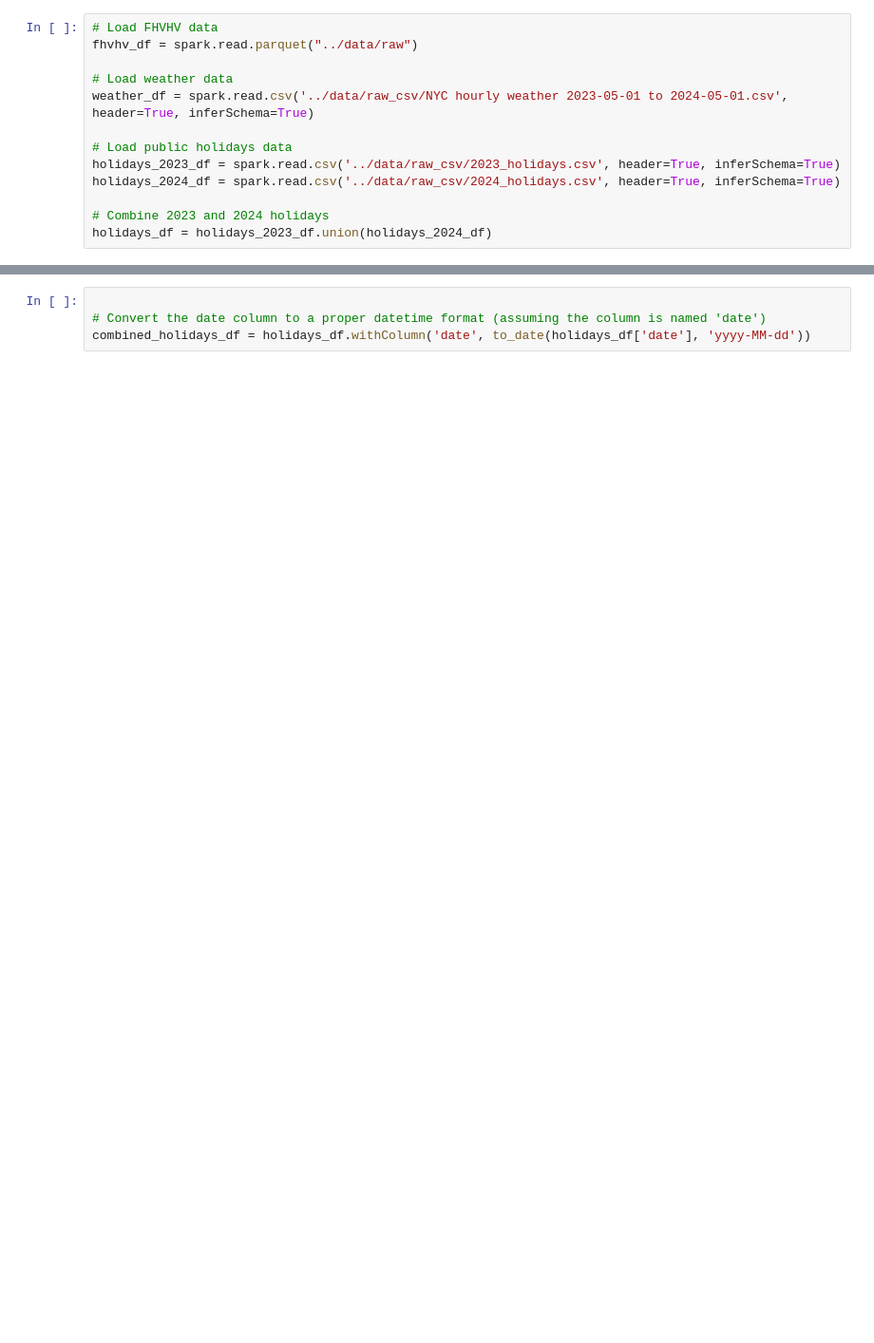
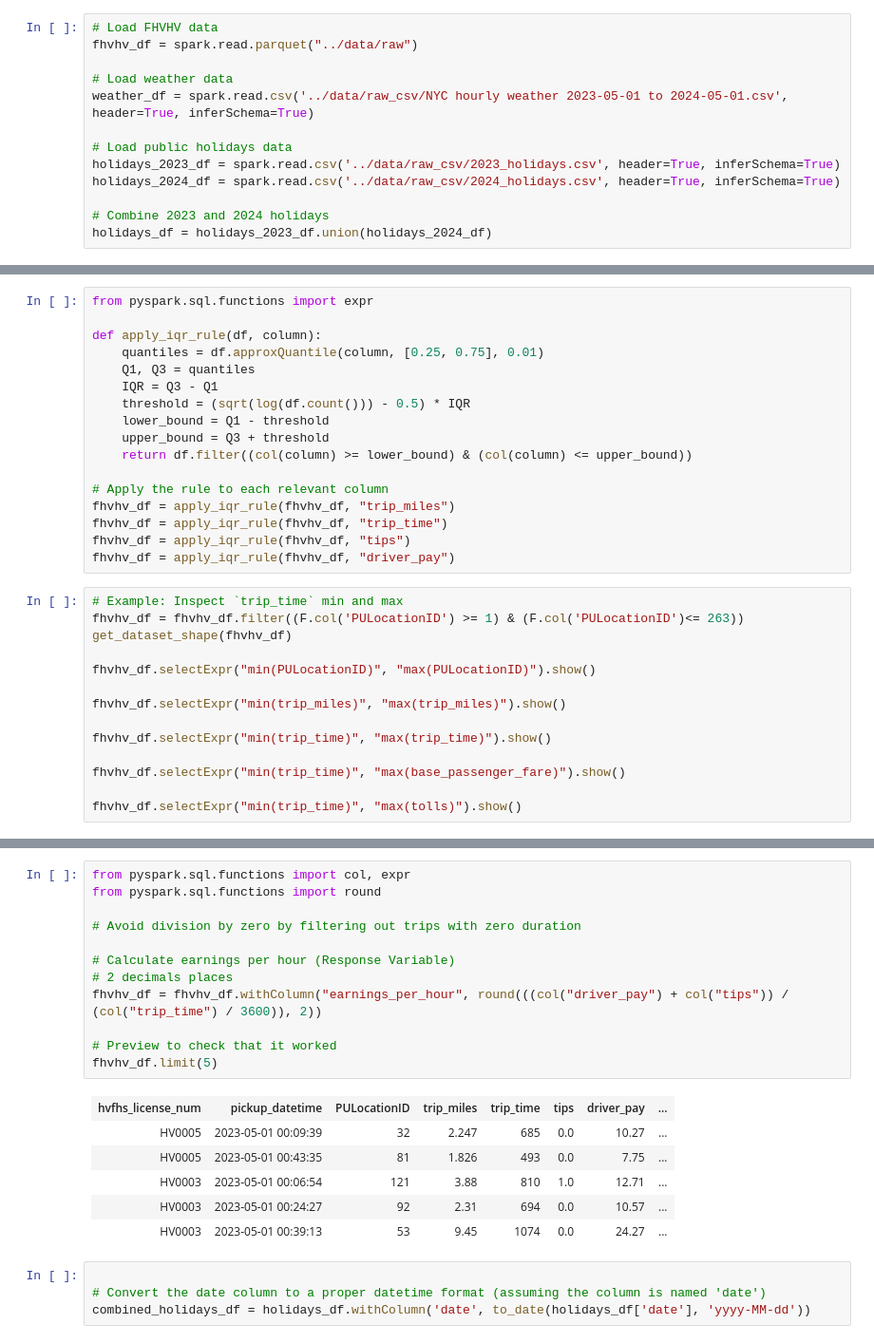
Before and after one commit to alistaircwh/Rideshare-Earnings-Forecasting, a Jupyter notebook: notebook/Project_1.ipynb, the cells around one changed output, grey strips where cells are left out. Shown: that part at 95% size. Saved outputs shown, nothing was run; the diff lists cells and outputs as text; blank space fills up the shorter version.

```diff
--- a/notebook/Project_1.ipynb
+++ b/notebook/Project_1.ipynb
@@ -134,0 +238,31 @@ sample_df.describe().show()
+# %%
+from pyspark.sql.functions import expr
+
+def apply_iqr_rule(df, column):
+    quantiles = df.approxQuantile(column, [0.25, 0.75], 0.01)
+    Q1, Q3 = quantiles
+    IQR = Q3 - Q1
+    threshold = (sqrt(log(df.count())) - 0.5) * IQR
+    lower_bound = Q1 - threshold
+    upper_bound = Q3 + threshold
+    return df.filter((col(column) >= lower_bound) & (col(column) <= upper_bound))
+
+# Apply the rule to each relevant column
+fhvhv_df = apply_iqr_rule(fhvhv_df, "trip_miles")
+fhvhv_df = apply_iqr_rule(fhvhv_df, "trip_time")
+fhvhv_df = apply_iqr_rule(fhvhv_df, "tips")
+fhvhv_df = apply_iqr_rule(fhvhv_df, "driver_pay")
+# %%
+# Example: Inspect `trip_time` min and max
+fhvhv_df = fhvhv_df.filter((F.col('PULocationID') >= 1) & (F.col('PULocationID')<= 263))
+get_dataset_shape(fhvhv_df)
+
+fhvhv_df.selectExpr("min(PULocationID)", "max(PULocationID)").show()
+
+fhvhv_df.selectExpr("min(trip_miles)", "max(trip_miles)").show()
+
+fhvhv_df.selectExpr("min(trip_time)", "max(trip_time)").show()
+
+fhvhv_df.selectExpr("min(trip_time)", "max(base_passenger_fare)").show()
+
+fhvhv_df.selectExpr("min(trip_time)", "max(tolls)").show()
@@ -135,3 +287,22 @@ sample_df.describe().show()
+# %%
+from pyspark.sql.functions import col, expr
+from pyspark.sql.functions import round
+
+# Avoid division by zero by filtering out trips with zero duration
+
+# Calculate earnings per hour (Response Variable)
+# 2 decimals places
+fhvhv_df = fhvhv_df.withColumn("earnings_per_hour", round(((col("driver_pay") + col("tips")) / (col("trip_time") / 3600)), 2))
+
+# Preview to check that it worked
+fhvhv_df.limit(5)
+# %% [output]
+| hvfhs_license_num | pickup_datetime | PULocationID | trip_miles | trip_time | tips | driver_pay | ... |
+| HV0005 | 2023-05-01 00:09:39 | 32 | 2.247 | 685 | 0.0 | 10.27 | ... |
+| HV0005 | 2023-05-01 00:43:35 | 81 | 1.826 | 493 | 0.0 | 7.75 | ... |
+| HV0003 | 2023-05-01 00:06:54 | 121 | 3.88 | 810 | 1.0 | 12.71 | ... |
+| HV0003 | 2023-05-01 00:24:27 | 92 | 2.31 | 694 | 0.0 | 10.57 | ... |
+| HV0003 | 2023-05-01 00:39:13 | 53 | 9.45 | 1074 | 0.0 | 24.27 | ... |
 # %%
 
 # Convert the date column to a proper datetime format (assuming the column is named 'date')
```
Also changed, not shown: parts of 14 cells of this notebook, 2 other files.
